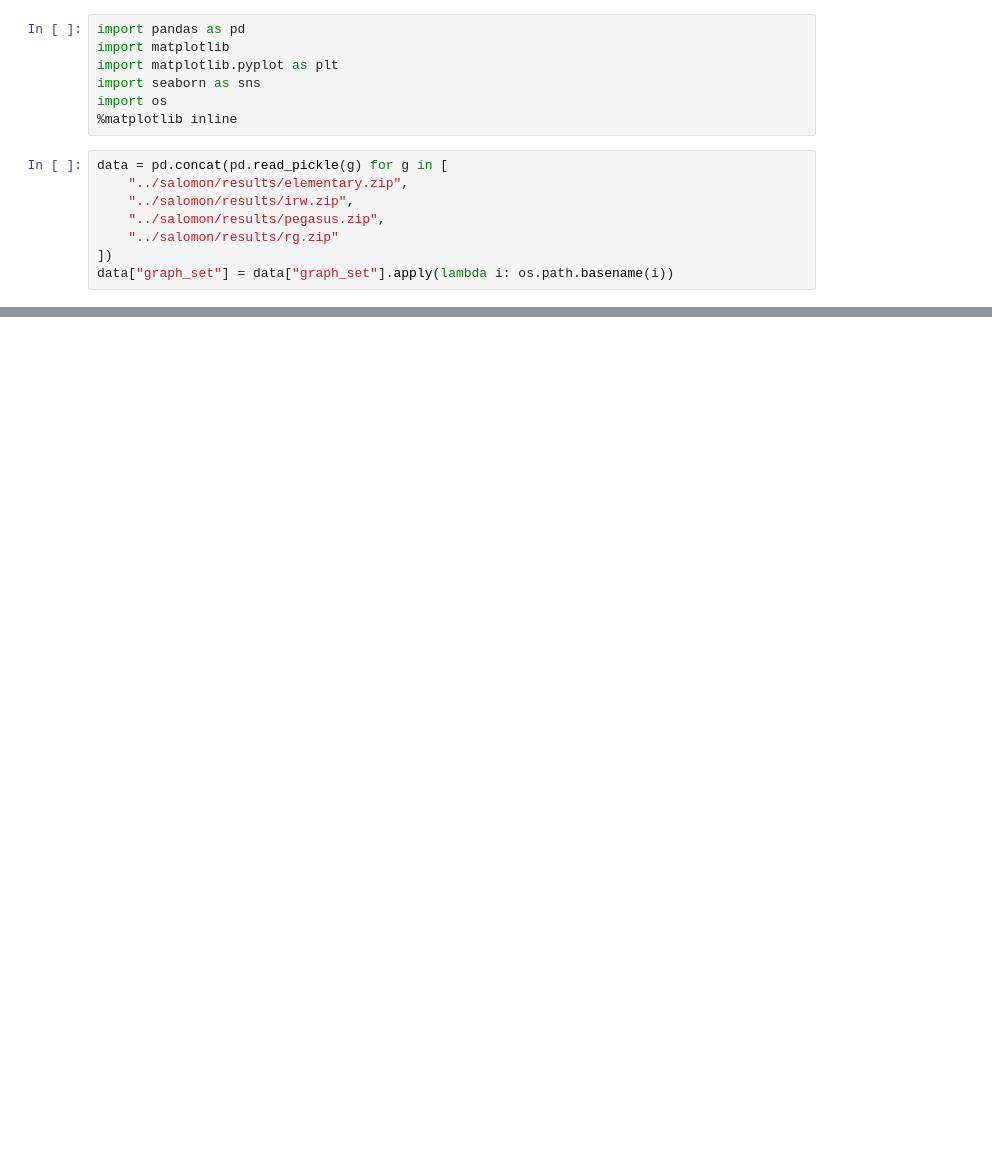
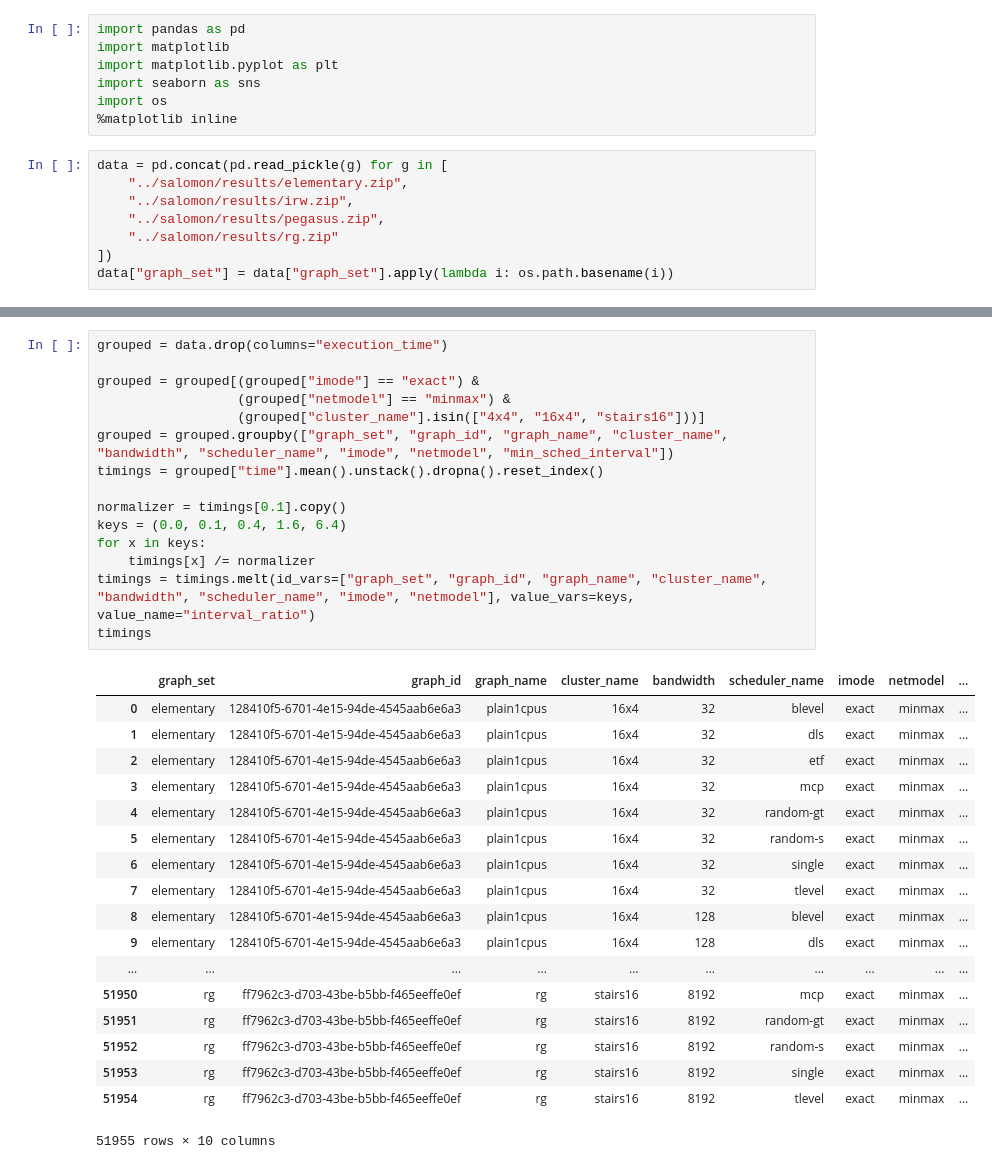
Before and after one commit to Kobzol/estee, a Jupyter notebook: benchmarks/graphs.ipynb, the cells around one changed output, grey strips where cells are left out. Cells and saved outputs as stored; diff of their text form; blank space fills up the shorter version.

```diff
--- a/benchmarks/graphs.ipynb
+++ b/benchmarks/graphs.ipynb
@@ -27,0 +30,34 @@ g = g.map(plt.hist, "ratio")
+# %%
+grouped = data.drop(columns="execution_time")
+
+grouped = grouped[(grouped["imode"] == "exact") &
+                  (grouped["netmodel"] == "minmax") &
+                  (grouped["cluster_name"].isin(["4x4", "16x4", "stairs16"]))]
+grouped = grouped.groupby(["graph_set", "graph_id", "graph_name", "cluster_name", "bandwidth", "scheduler_name", "imode", "netmodel", "min_sched_interval"])
+timings = grouped["time"].mean().unstack().dropna().reset_index()
+
+normalizer = timings[0.1].copy()
+keys = (0.0, 0.1, 0.4, 1.6, 6.4)
+for x in keys:
+    timings[x] /= normalizer
+timings = timings.melt(id_vars=["graph_set", "graph_id", "graph_name", "cluster_name", "bandwidth", "scheduler_name", "imode", "netmodel"], value_vars=keys, value_name="interval_ratio")
+timings
+# %% [output]
+|  | graph_set | graph_id | graph_name | cluster_name | bandwidth | scheduler_name | imode | netmodel | ... |
+| 0 | elementary | 128410f5-6701-4e15-94de-4545aab6e6a3 | plain1cpus | 16x4 | 32 | blevel | exact | minmax | ... |
+| 1 | elementary | 128410f5-6701-4e15-94de-4545aab6e6a3 | plain1cpus | 16x4 | 32 | dls | exact | minmax | ... |
+| 2 | elementary | 128410f5-6701-4e15-94de-4545aab6e6a3 | plain1cpus | 16x4 | 32 | etf | exact | minmax | ... |
+| 3 | elementary | 128410f5-6701-4e15-94de-4545aab6e6a3 | plain1cpus | 16x4 | 32 | mcp | exact | minmax | ... |
+| 4 | elementary | 128410f5-6701-4e15-94de-4545aab6e6a3 | plain1cpus | 16x4 | 32 | random-gt | exact | minmax | ... |
+| 5 | elementary | 128410f5-6701-4e15-94de-4545aab6e6a3 | plain1cpus | 16x4 | 32 | random-s | exact | minmax | ... |
+| 6 | elementary | 128410f5-6701-4e15-94de-4545aab6e6a3 | plain1cpus | 16x4 | 32 | single | exact | minmax | ... |
+| 7 | elementary | 128410f5-6701-4e15-94de-4545aab6e6a3 | plain1cpus | 16x4 | 32 | tlevel | exact | minmax | ... |
+| 8 | elementary | 128410f5-6701-4e15-94de-4545aab6e6a3 | plain1cpus | 16x4 | 128 | blevel | exact | minmax | ... |
+| 9 | elementary | 128410f5-6701-4e15-94de-4545aab6e6a3 | plain1cpus | 16x4 | 128 | dls | exact | minmax | ... |
+| ... | ... | ... | ... | ... | ... | ... | ... | ... | ... |
+| 51950 | rg | ff7962c3-d703-43be-b5bb-f465eeffe0ef | rg | stairs16 | 8192 | mcp | exact | minmax | ... |
+| 51951 | rg | ff7962c3-d703-43be-b5bb-f465eeffe0ef | rg | stairs16 | 8192 | random-gt | exact | minmax | ... |
+| 51952 | rg | ff7962c3-d703-43be-b5bb-f465eeffe0ef | rg | stairs16 | 8192 | random-s | exact | minmax | ... |
+| 51953 | rg | ff7962c3-d703-43be-b5bb-f465eeffe0ef | rg | stairs16 | 8192 | single | exact | minmax | ... |
+| 51954 | rg | ff7962c3-d703-43be-b5bb-f465eeffe0ef | rg | stairs16 | 8192 | tlevel | exact | minmax | ... |
+51955 rows × 10 columns
```
Also changed, not shown: parts of 3 cells of this notebook.
